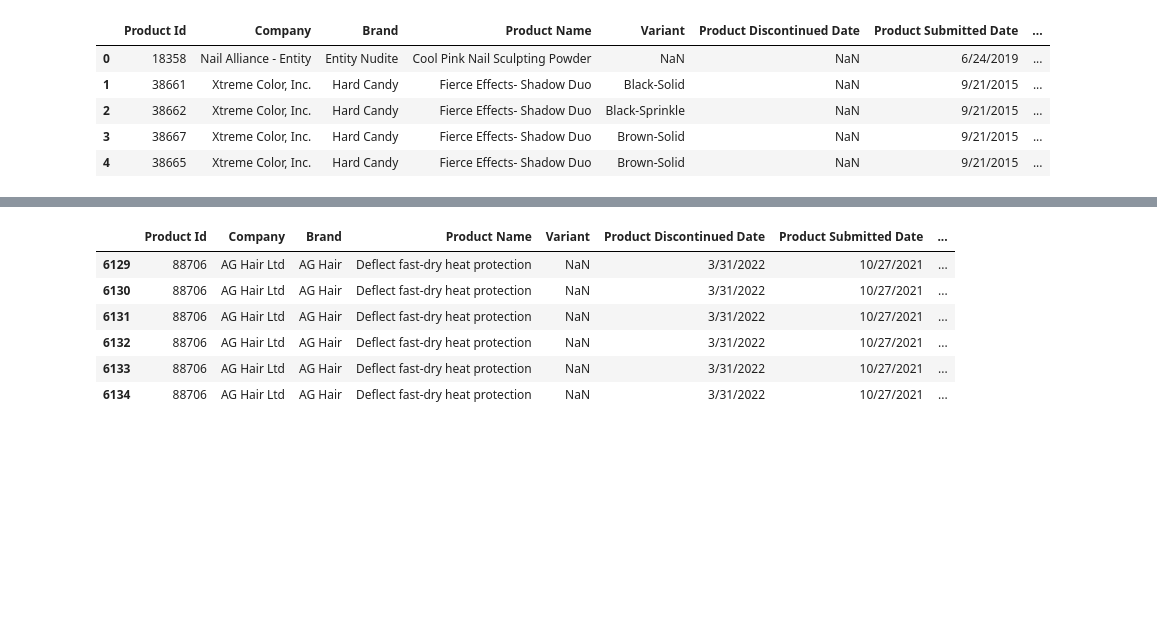
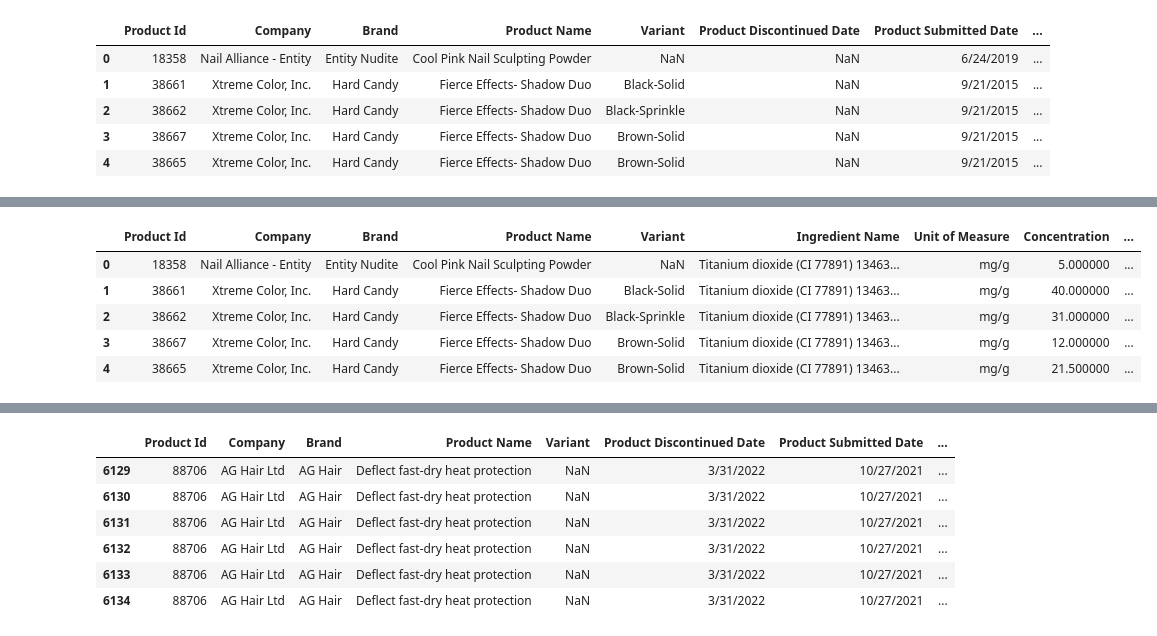
Before and after one commit to meisili/bna-data-duo, a Jupyter notebook: merge_check.ipynb, the cells around one changed output, grey strips where cells are left out. Drawn from its saved outputs; the diff is of its cells as text; code cells hidden in the pictures; blank space fills up the shorter version.

```diff
--- a/merge_check.ipynb
+++ b/merge_check.ipynb
@@ -524,0 +627,2 @@ final_merge.head()
+# %%
+final_merge_explode["final_name"] = final_merge_explode["api_name"].fillna(final_merge_explode["Product Name"])
@@ -524,0 +656,14 @@ final_merge.head()
+# %%
+final_merge_explode["Product Discontinued Date"] = pd.to_datetime(final_merge_explode['Product Discontinued Date'])
+final_merge_explode['Product Discontinued Year'] = final_merge_explode['Product Discontinued Date'].dt.year
+final_merge_explode["Product Submitted Date"] = pd.to_datetime(final_merge_explode['Product Submitted Date'])
+final_merge_explode['Product Submitted Year'] = final_merge_explode['Product Submitted Date'].dt.year
+final_merge_explode["Ingredient Submitted Date"] = pd.to_datetime(final_merge_explode['Ingredient Submitted Date'])
+final_merge_explode['Ingredient Submitted Year'] = final_merge_explode['Ingredient Submitted Date'].dt.year
+final_merge_explode["Ingredient Removed Date"] = pd.to_datetime(final_merge_explode['Ingredient Removed Date'])
+final_merge_explode['Ingredient Removed Year'] = final_merge_explode['Ingredient Removed Date'].dt.year
+# %%
+final_merge_explode['Ingredient Submitted Year'] = final_merge_explode['Ingredient Submitted Year'].astype('Int64')
+final_merge_explode['Product Submitted Year'] = final_merge_explode['Product Submitted Year'].astype('Int64')
+final_merge_explode['Ingredient Removed Year'] = final_merge_explode['Ingredient Removed Year'].astype('Int64')
+final_merge_explode['Product Discontinued Year'] = final_merge_explode['Product Discontinued Year'].astype('Int64')
@@ -524,0 +679,11 @@ final_merge.head()
+# %%
+final_merge_explode = final_merge_explode.drop(columns=["Ingredient Submitted Date", "Ingredient Removed Date", "Product Discontinued Date", "Product Submitted Date"])
+# %%
+final_merge_explode.head()
+# %% [output]
+|  | Product Id | Company | Brand | Product Name | Variant | Ingredient Name | Unit of Measure | Concentration | ... |
+| 0 | 18358 | Nail Alliance - Entity | Entity Nudite | Cool Pink Nail Sculpting Powder | NaN | Titanium dioxide (CI 77891) 13463... | mg/g | 5.000000 | ... |
+| 1 | 38661 | Xtreme Color, Inc. | Hard Candy | Fierce Effects- Shadow Duo | Black-Solid | Titanium dioxide (CI 77891) 13463... | mg/g | 40.000000 | ... |
+| 2 | 38662 | Xtreme Color, Inc. | Hard Candy | Fierce Effects- Shadow Duo | Black-Sprinkle | Titanium dioxide (CI 77891) 13463... | mg/g | 31.000000 | ... |
+| 3 | 38667 | Xtreme Color, Inc. | Hard Candy | Fierce Effects- Shadow Duo | Brown-Solid | Titanium dioxide (CI 77891) 13463... | mg/g | 12.000000 | ... |
+| 4 | 38665 | Xtreme Color, Inc. | Hard Candy | Fierce Effects- Shadow Duo | Brown-Solid | Titanium dioxide (CI 77891) 13463... | mg/g | 21.500000 | ... |
```
Also changed, not shown: parts of 66 cells of this notebook, 1 other file.
